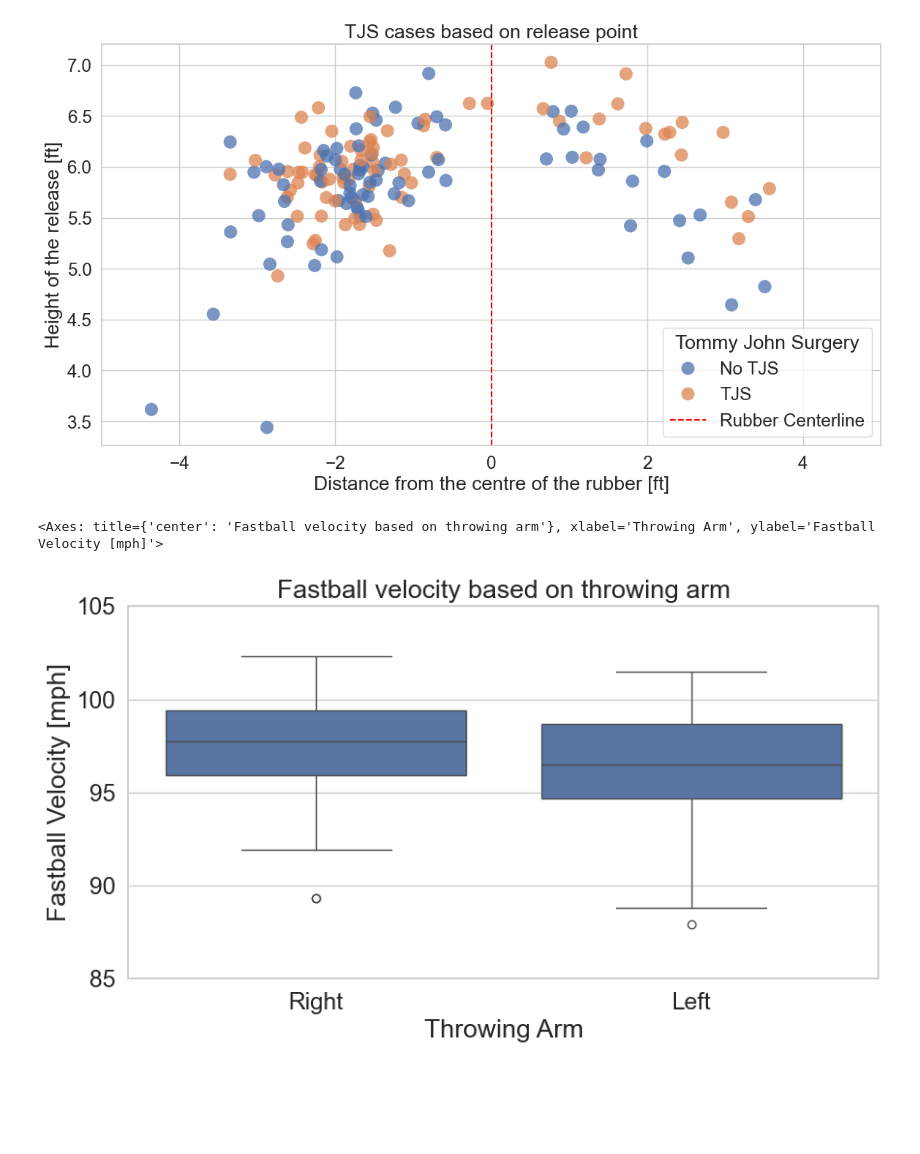
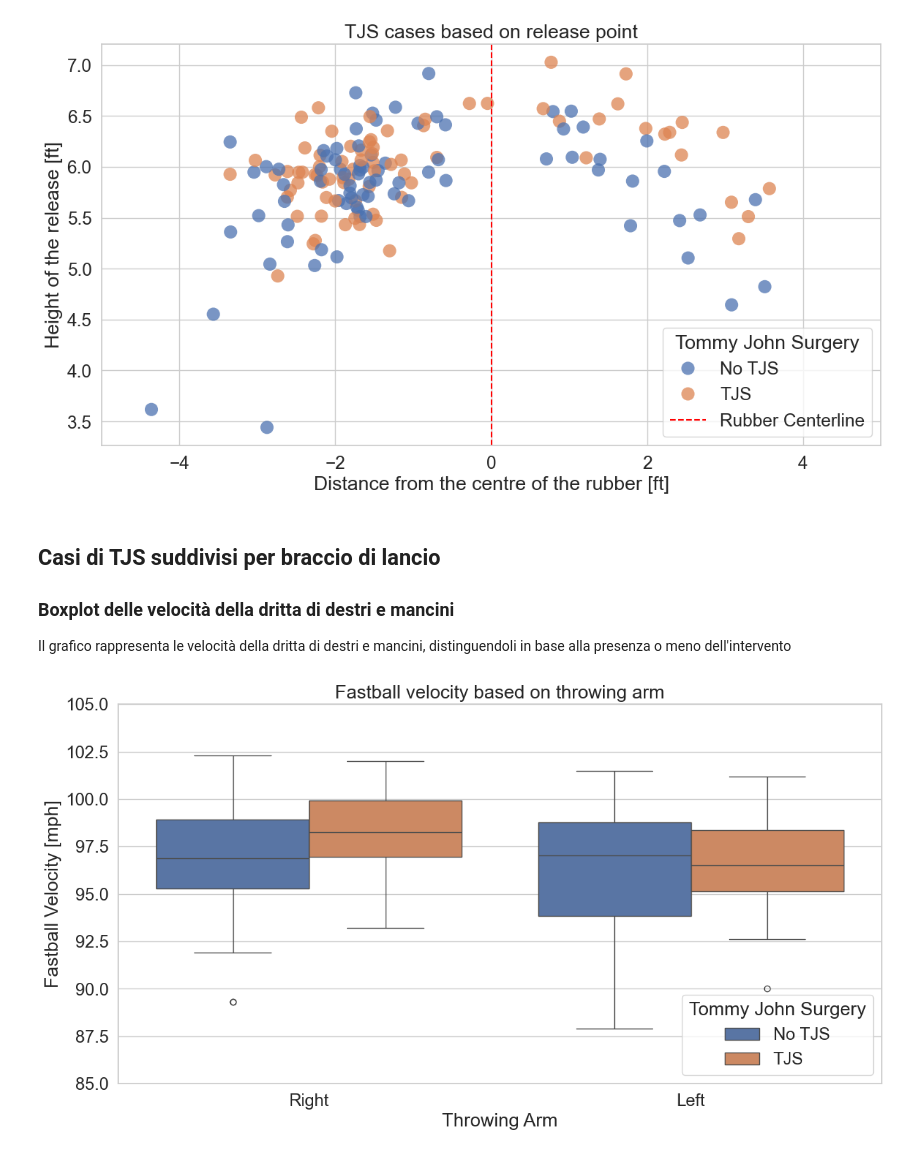
Before and after one commit to MatteoDallaS27/Progetto-DataScience, a Jupyter notebook: progetto_filtered.ipynb, the cells around one changed output. Cells and saved outputs as stored; diff of their text form; code cells hidden in the pictures; blank space fills up the shorter version.

```diff
--- a/progetto_filtered.ipynb
+++ b/progetto_filtered.ipynb
@@ -96,12 +191,19 @@ plt.legend(handles=handles, labels=new_labels, title="Tommy John Surgery") #modi
 plt.tight_layout()  #Tighting layout
 # %% [output]
 [figure]
+# %% [markdown]
+## Casi di TJS suddivisi per braccio di lancio
+### Boxplot delle velocità della dritta di destri e mancini
+Il grafico rappresenta le velocità della dritta di destri e mancini, distinguendoli in base alla presenza o meno dell'intervento
 # %%
-plt.figure(figsize=(10, 5))  #figure
+plt.figure(figsize=(14, 7))  #figure
 ax = plt.axes()  #axes
-ax.set(title = "Fastball velocity based on throwing arm",  xticklabels=["Right", "Left"], xlabel="Throwing Arm", ylabel="Fastball Velocity [mph]", ylim=(85, 105)) #setting title, labels
-#sns.stripplot(x="isLefty", y="FF_max_velo", data=df, jitter=.25, color='orange', alpha=0.4, size=8)  #Plotting stripplot
-sns.boxplot(x="isLefty", y="FF_max_velo", data=df)  #plotting boxplot
+ax.set(title = "Fastball velocity based on throwing arm",xticks=[0,1] , xticklabels=["Right", "Left"], xlabel="Throwing Arm", ylabel="Fastball Velocity [mph]", ylim=(85, 105)) #setting title, labels
+g = sns.boxplot(x="isLefty", y="FF_max_velo", data=df, hue="TJS")  #plotting boxplot
+
+handles, labels = g.get_legend_handles_labels()  #getting legend data
+
+new_labels = [label_map.get(l, l) for l in labels] #generating legend labels
+plt.legend(handles=handles, labels=new_labels, title="Tommy John Surgery"); #modifying legend
 # %% [output]
-<Axes: title={'center': 'Fastball velocity based on throwing arm'}, xlabel='Throwing Arm', ylabel='Fastball Velocity [mph]'>
-[figure, old version]
+[figure, new version]
```
Also changed, not shown: parts of 23 cells of this notebook, 1 other file.
